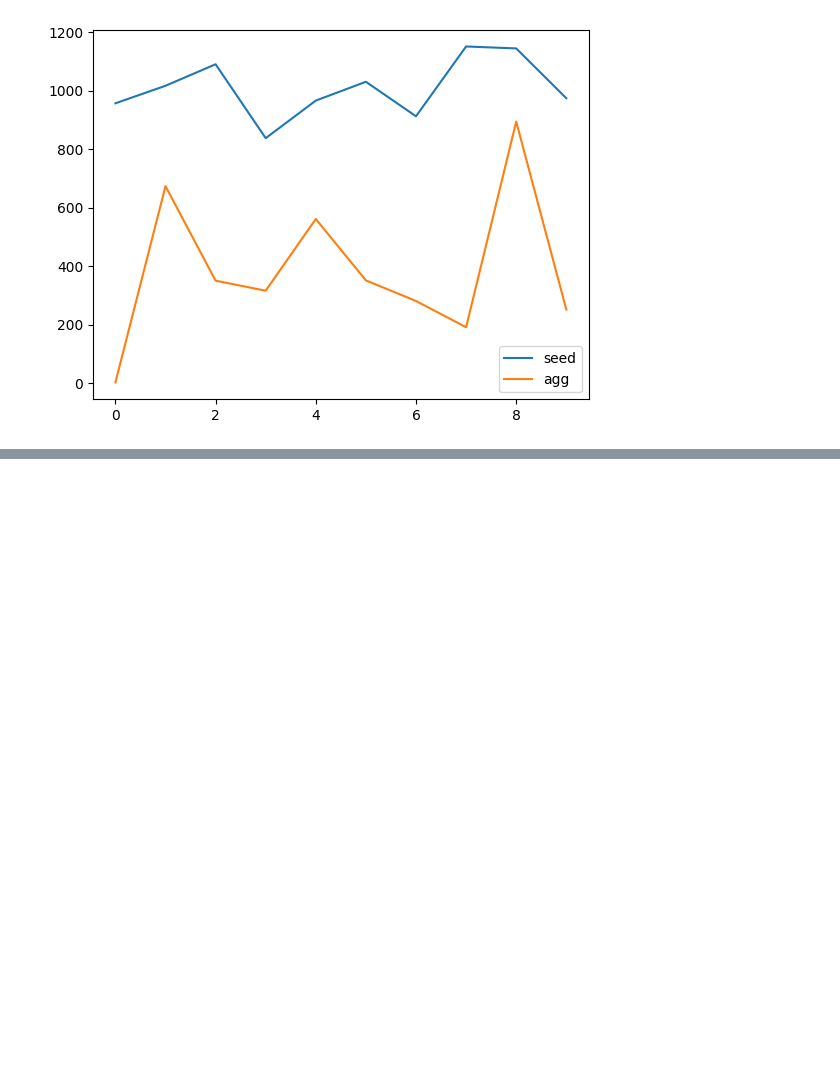
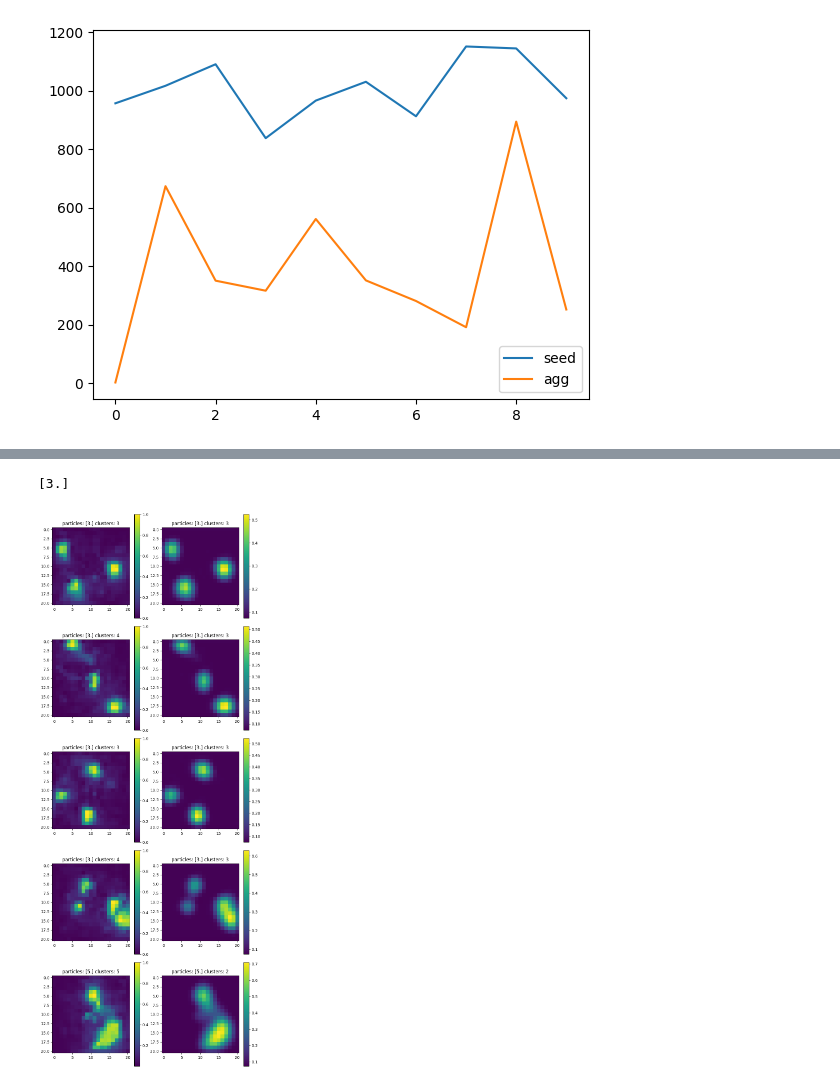
Before and after one commit to Bjartensen/python_focalh_clustering, a Jupyter notebook: ma.ipynb, the cells around one changed output, grey strips where cells are left out. Saved outputs shown, nothing was run; the diff lists cells and outputs as text; code cells hidden in the pictures; blank space fills up the shorter version.

```diff
--- a/ma.ipynb
+++ b/ma.ipynb
@@ -613,0 +658,31 @@ agg mu: 386.9947562629602 sigma: 243.60119432809847
+# %%
+def ma_num(A,v,seed=0.01,agg=0.0):
+    labels = ModifiedAggregation(A, v, seed=seed, agg=agg)
+    labels_num = 0
+    for l in set(labels):
+        if l == 0:
+            continue
+        labels_num += 1
+    return labels_num
+
+trial_num = 9
+eval_data = torch.load("/home/bjartur/workspace/nn_clustering/" + "eval_"+str(trial_num)+".pt").detach().numpy()
+x_data = torch.load("/home/bjartur/workspace/nn_clustering/" + "x_"+str(trial_num)+".pt").detach().numpy()
+count_data = torch.load("/home/bjartur/workspace/nn_clustering/" + "count_"+str(trial_num)+".pt").detach().numpy()
+idx = 0
+print(count_data[idx])
+rows=5
+fig,ax = plt.subplots(nrows=5, ncols=2, figsize=(8,20))
+for i in range(rows):
+    adj = np.load("p2_image_adj_21x21.npy")
+
+    plot_tensor(eval_data,i,fig,ax[i][0])
+    plot_tensor(x_data,i,fig,ax[i][1])
+    eval_max = eval_data[i][0].max()
+    x_max = x_data[i].max()
+    ax[i][0].set_title("particles: "+str(count_data[i])+" clusters: "+str(ma_num(adj,eval_data[i][0].flatten(),seed=eval_max*0.5,agg=0.0)))
+    ax[i][1].set_title("particles: "+str(count_data[i])+" clusters: "+str(ma_num(adj,x_data[i].flatten(),seed=0.2,agg=0.0)))
+fig.tight_layout()
+# %% [output]
+[3.]
+[figure, added]
```
Also changed, not shown: parts of 10 cells of this notebook, 4 other files.
